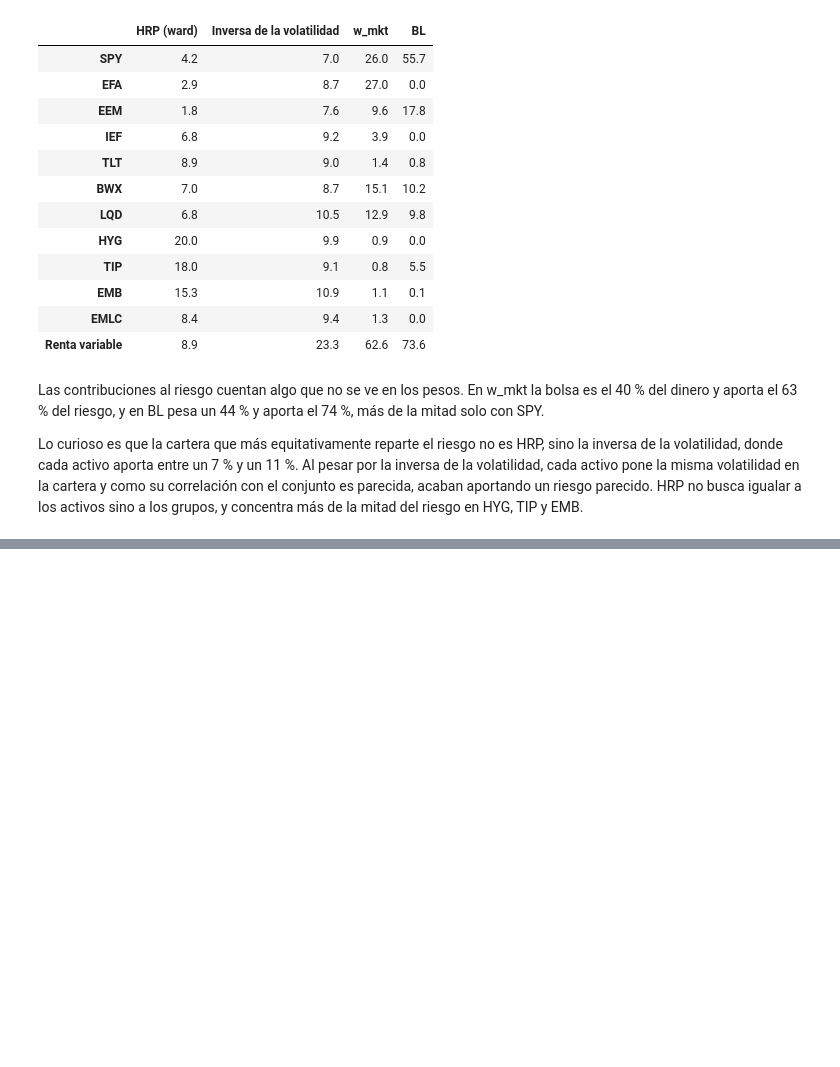
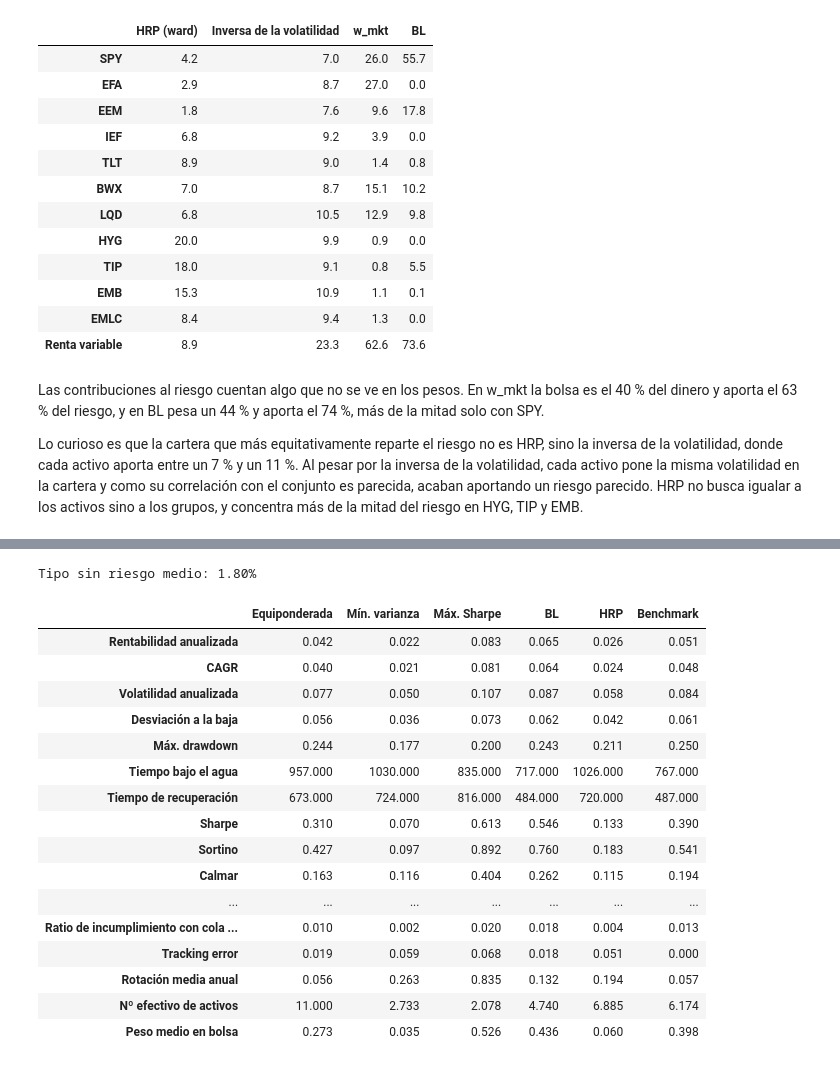
Before and after one commit to hectoorperezz/quant-management, a Jupyter notebook: notebooks/03_bl_hrp.ipynb, the cells around one changed output, grey strips where cells are left out. Saved outputs shown, nothing was run; the diff lists cells and outputs as text; code cells hidden in the pictures; blank space fills up the shorter version.

```diff
--- a/notebooks/03_bl_hrp.ipynb
+++ b/notebooks/03_bl_hrp.ipynb
@@ -594,0 +654,37 @@ Lo curioso es que la cartera que más equitativamente reparte el riesgo no es HR
+# %%
+from quantmgmt.risk import risk_summary
+
+# Tipo sin riesgo diario medio del periodo fuera de muestra, para el Sharpe y el Sortino
+rf_dia = rf_mes.loc[retornos_bt.index[0]:].mean() * 12 / 252
+
+def metricas_bt(resultados):
+    # Métricas de la Práctica 1 más rotación media anual, número efectivo de activos y peso medio en bolsa
+    r = pd.DataFrame({n: ret for n, (ret, _, _) in resultados.items()})
+    duracion = len(r) / 252   # años fuera de muestra
+    tabla = risk_summary(r, benchmark=retornos_bt["Benchmark"], periods_per_year=252, risk_free_rate=rf_dia)
+    tabla["Rotación media anual"] = pd.Series({n: rot.sum() / duracion for n, (_, _, rot) in resultados.items()})
+    tabla["Nº efectivo de activos"] = pd.Series({n: effective_assets(w).mean() for n, (_, w, _) in resultados.items()})
+    tabla["Peso medio en bolsa"] = pd.Series({n: w[["SPY", "EFA", "EEM"]].sum(axis=1).mean() for n, (_, w, _) in resultados.items()})
+    return tabla
+
+print(f"Tipo sin riesgo medio: {rf_dia * 252:.2%}")
+metricas_bt(bt).T.round(3)
+# %% [output]
+Tipo sin riesgo medio: 1.80%
+|  | Equiponderada | Mín. varianza | Máx. Sharpe | BL | HRP | Benchmark |
+| Rentabilidad anualizada | 0.042 | 0.022 | 0.083 | 0.065 | 0.026 | 0.051 |
+| CAGR | 0.040 | 0.021 | 0.081 | 0.064 | 0.024 | 0.048 |
+| Volatilidad anualizada | 0.077 | 0.050 | 0.107 | 0.087 | 0.058 | 0.084 |
+| Desviación a la baja | 0.056 | 0.036 | 0.073 | 0.062 | 0.042 | 0.061 |
+| Máx. drawdown | 0.244 | 0.177 | 0.200 | 0.243 | 0.211 | 0.250 |
+| Tiempo bajo el agua | 957.000 | 1030.000 | 835.000 | 717.000 | 1026.000 | 767.000 |
+| Tiempo de recuperación | 673.000 | 724.000 | 816.000 | 484.000 | 720.000 | 487.000 |
+| Sharpe | 0.310 | 0.070 | 0.613 | 0.546 | 0.133 | 0.390 |
+| Sortino | 0.427 | 0.097 | 0.892 | 0.760 | 0.183 | 0.541 |
+| Calmar | 0.163 | 0.116 | 0.404 | 0.262 | 0.115 | 0.194 |
+| ... | ... | ... | ... | ... | ... | ... |
+| Ratio de incumplimiento con cola ... | 0.010 | 0.002 | 0.020 | 0.018 | 0.004 | 0.013 |
+| Tracking error | 0.019 | 0.059 | 0.068 | 0.018 | 0.051 | 0.000 |
+| Rotación media anual | 0.056 | 0.263 | 0.835 | 0.132 | 0.194 | 0.057 |
+| Nº efectivo de activos | 11.000 | 2.733 | 2.078 | 4.740 | 6.885 | 6.174 |
+| Peso medio en bolsa | 0.273 | 0.035 | 0.526 | 0.436 | 0.060 | 0.398 |
```
Also changed, not shown: parts of 9 cells of this notebook, 4 other files.
